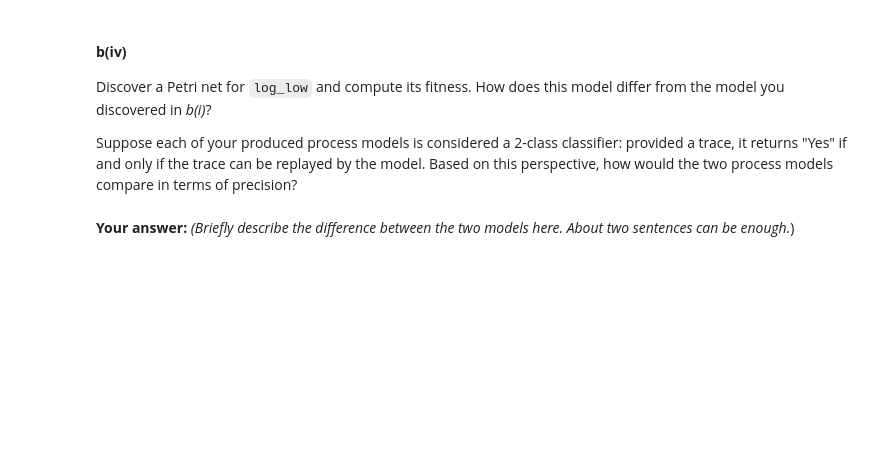
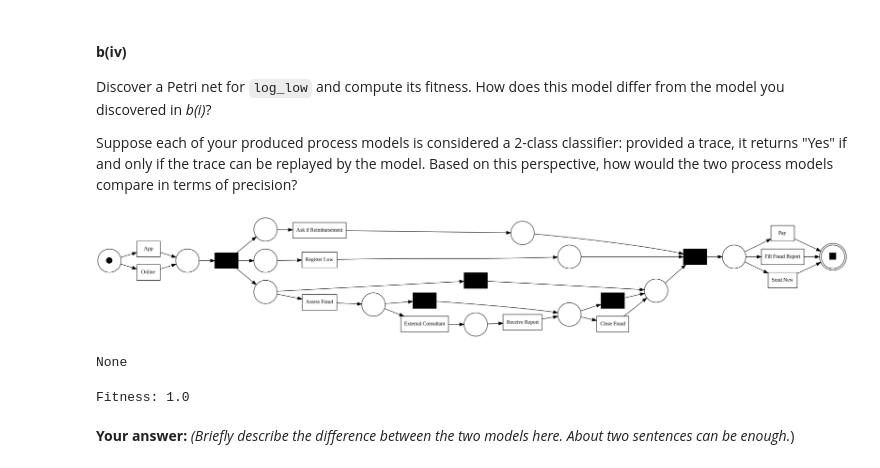
Before and after one commit to CodingTil/2022_23---Introduction-to-Data-Science---Exercises, a Jupyter notebook: assignment_2/assignment2.ipynb, the cells around one changed output. Cells and saved outputs as stored; diff of their text form; code cells hidden in the pictures; blank space fills up the shorter version.

```diff
--- a/assignment_2/assignment2.ipynb
+++ b/assignment_2/assignment2.ipynb
@@ -1046,6 +1073,29 @@ Discover a Petri net for `log_low` and compute its fitness. How does this model
 Suppose each of your produced process models is considered a 2-class classifier: provided a trace, it returns "Yes" if and only if the trace can be replayed by the model. Based on this perspective, how would the two process models compare in terms of precision?
 # %%
 # your code
+# discover a petri net using inductive miner
+net_low, im_low, fm_low = pm4py.discover_petri_net_inductive(log_low)
+# visualize the petri net
+display(pm4py.view_petri_net(net_low, im_low, fm_low, format="png"))
+
+# compute fitness
+token_replay_result =  pm4py.conformance_diagnostics_token_based_replay(reimburse_log, net, im, fm)
+# count all missing tokens
+m = 0
+c = 0
+p = 0
+r = 0
+for case in token_replay_result:
+    r += case['remaining_tokens']
+    p += case['produced_tokens']
+    c += case['consumed_tokens']
+    m += case['missing_tokens']
+fitness = 0.5 * (1 - m / c) + 0.5 * (1 - r / p)
+print(f"Fitness: {fitness}")
+# %% [output]
+[figure, added]
+None
+Fitness: 1.0
 # %% [markdown]
 **Your answer:** *(Briefly describe the difference between the two models here. About two sentences can be enough.*)
 # %% [markdown]
```
Also changed, not shown: parts of 17 cells of this notebook.
